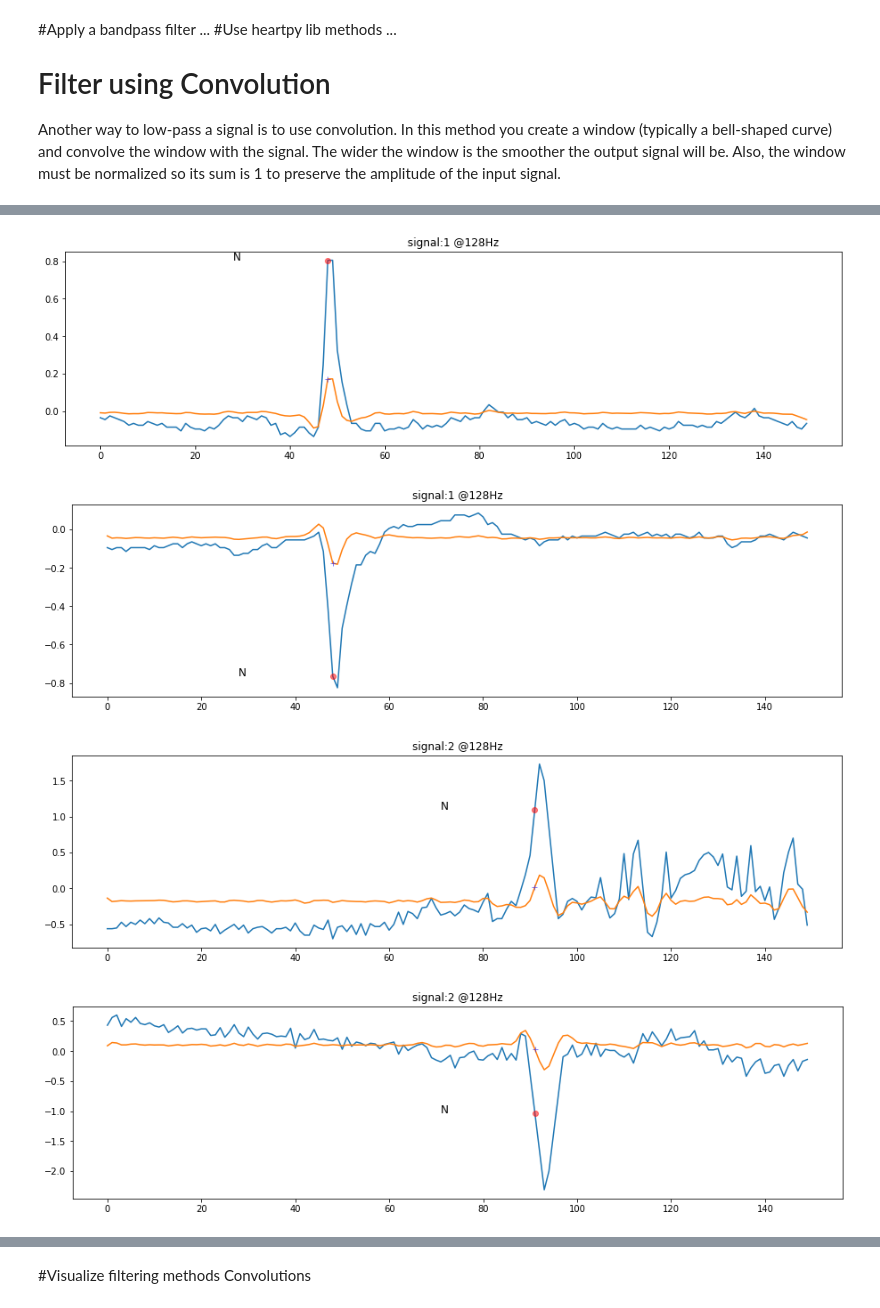
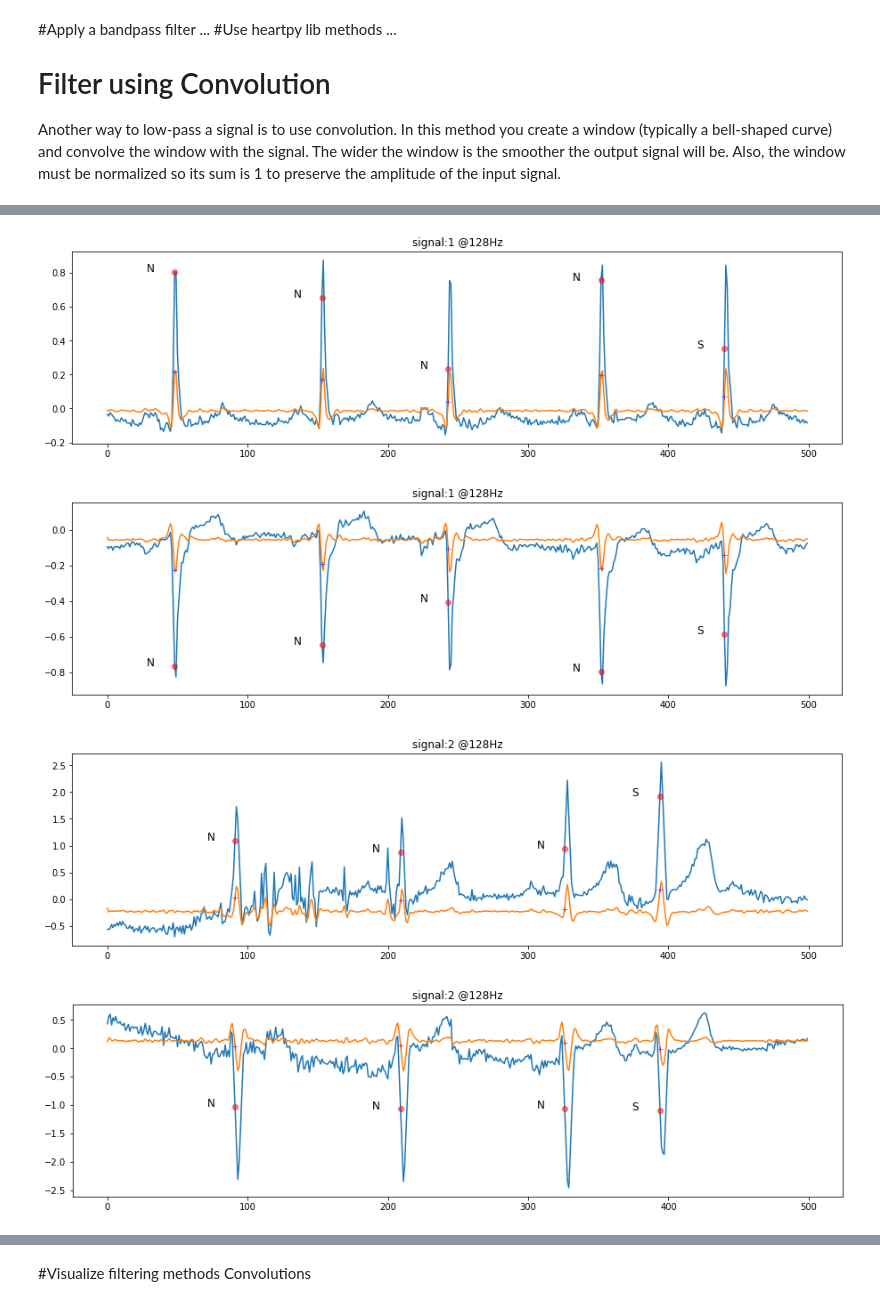
Before and after one commit to simonetome/Heartbeat-NSV-classification, a Jupyter notebook: FFNNExperiments.ipynb, the cells around one changed output, grey strips where cells are left out. Drawn from its saved outputs; the diff is of its cells as text; code cells hidden in the pictures.

```diff
--- a/FFNNExperiments.ipynb
+++ b/FFNNExperiments.ipynb
@@ -254,5 +280,5 @@ def plot_comparison(raw_signal, filtered_signal, sigID, length, peaks=rpeaks, la
 # %%
 # plot first 5 signals
 for i in range(5):
-    plot_signal(i,500, lead=1)
+    plot_signal(i,500, 1)
 # %% [output]
@@ -409,8 +418,8 @@ plot_count_250 = 0
 plot_count_128 = 0
 for i, signal in enumerate(ecg_signals):
   if (plot_count_250 < 3 and frequencies[i]==250) or (plot_count_128 <3 and frequencies[i]==128):
-    plot_comparison(signal,signals_filt[i], i, 150, lead=0, title="signal:"+str(i)+" @"+str(frequencies[i])+"Hz")
-    plot_comparison(signal,signals_filt[i], i, 150, lead=1, title="signal:"+str(i)+" @"+str(frequencies[i])+"Hz")
+    plot_comparison(signal,signals_filt[i], i, 500, lead=0, title="signal:"+str(i)+" @"+str(frequencies[i])+"Hz")
+    plot_comparison(signal,signals_filt[i], i, 500, lead=1, title="signal:"+str(i)+" @"+str(frequencies[i])+"Hz")
     if frequencies[i]==250:
       plot_count_250 += 1
     elif  frequencies[i]==128:
@@ -421,4 +430,4 @@ for i, signal in enumerate(ecg_signals):
-[figure, old version]
+[figure, new version]
-[figure, old version]
+[figure, new version]
-[figure, old version]
+[figure, new version]
-[figure, old version]
+[figure, new version]
```
Also changed, not shown: parts of 34 cells of this notebook.
